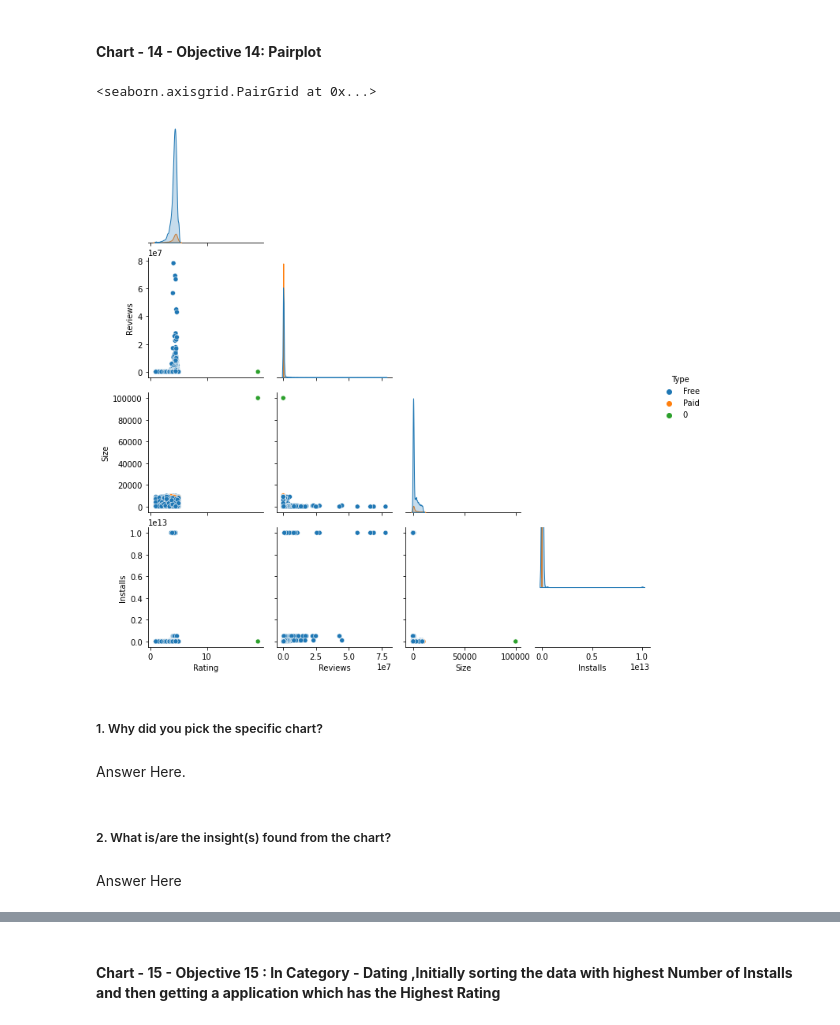
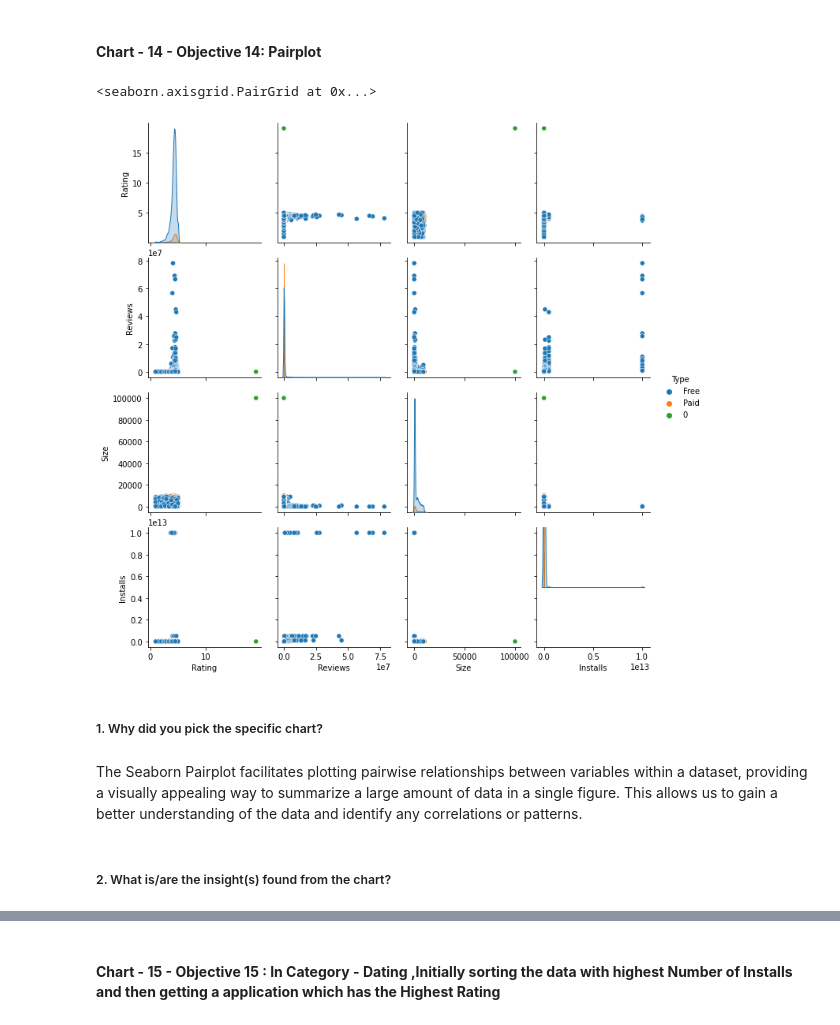
Before and after one commit to Harivignesh06/Project---Python, a Jupyter notebook: Harivignesh's_EDA_Project.ipynb, the cells around one changed output, grey strips where cells are left out. Cells and saved outputs as stored; diff of their text form; code cells hidden in the pictures.

```diff
--- a/Harivignesh's_EDA_Project.ipynb
+++ b/Harivignesh's_EDA_Project.ipynb
@@ -1351,16 +1335,14 @@ Answer Here
 # %%
 # Pairplot visualization code
 # With the columns Rating,Reviews,Size,Installs we are making a pairplot in consideration of the Type of Apps
 
-sea.pairplot(df14_1, hue = 'Type',corner=True)
+sea.pairplot(df14_1, hue = 'Type')
 # %% [output]
 <seaborn.axisgrid.PairGrid at 0x...>
-[figure, old version]
+[figure, new version]
 # %% [markdown]
 ##### 1. Why did you pick the specific chart?
-# %% [markdown]
-Answer Here.
+# %% [markdown]
+The Seaborn Pairplot facilitates plotting pairwise relationships between variables within a dataset, providing a visually appealing way to summarize a large amount of data in a single figure. This allows us to gain a better understanding of the data and identify any correlations or patterns.
 # %% [markdown]
 ##### 2. What is/are the insight(s) found from the chart?
-# %% [markdown]
-Answer Here
```
Also changed, not shown: parts of 11 cells of this notebook.
